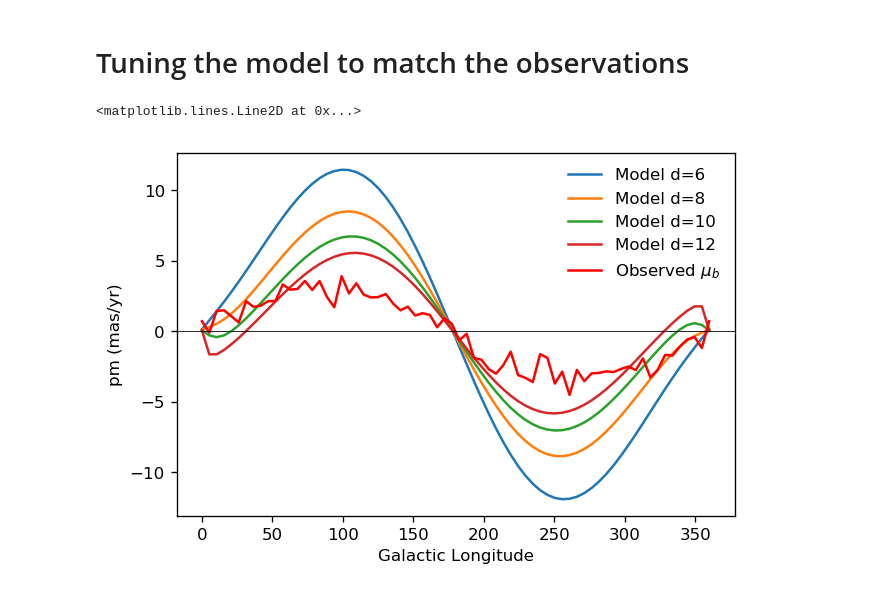
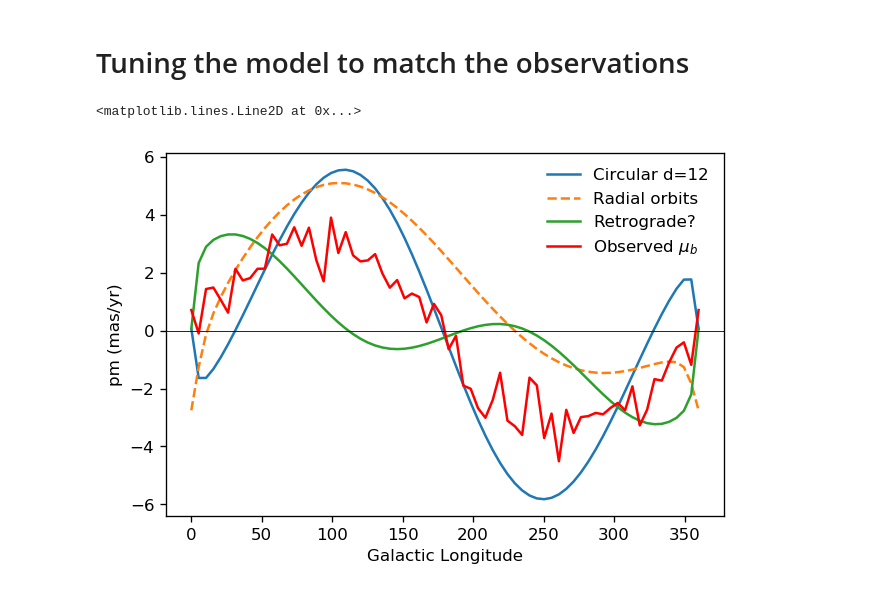
Before and after one commit to ctslater/gaia_experiments, a Jupyter notebook: model_mu_b.ipynb, the cells around one changed output. Drawn from its saved outputs; the diff is of its cells as text; code cells hidden in the pictures.

Commit message:
Add fake anisotropy to mu_b model.

```diff
--- a/model_mu_b.ipynb
+++ b/model_mu_b.ipynb
@@ -147,7 +147,7 @@ hp.mollview(map_mean_b,
 Tuning the model to match the observations
 =======
 # %%
-def model_pm_b(slice_longitudes, slice_latitudes, dist=10.0, circular_vel=210.0):
+def model_pm_b(slice_longitudes, slice_latitudes, dist=10.0, circular_vel=210.0, radial_vel=0.0):
     coords = astropy.coordinates.SkyCoord(slice_longitudes*u.deg,
                                           slice_latitudes*u.deg,
                                            dist*u.kpc, frame='galactic')
@@ -156,30 +156,45 @@ def model_pm_b(slice_longitudes, slice_latitudes, dist=10.0, circular_vel=210.0)
     vertical_vel = 0.0
 
     gc_coord = Galactocentric(x=coords.galactocentric.x, y=coords.galactocentric.y, z=coords.galactocentric.z,
-                              v_x = circular_vel * np.sin(galactocentric_angle) * u.km/u.s,
-                              v_y = circular_vel * np.cos(galactocentric_angle) * u.km/u.s,
+                              v_x = (circular_vel * np.sin(galactocentric_angle) * u.km/u.s +
+                                     radial_vel   * np.cos(galactocentric_angle) * u.km/u.s),
+                              v_y = (circular_vel * np.cos(galactocentric_angle) * u.km/u.s +
+                                     radial_vel   * np.sin(galactocentric_angle) * u.km/u.s),
                               v_z = vertical_vel * u.km/u.s)
 
     galactic_coords_w_pm = gc_coord.transform_to(Galactic)
     return coords, galactic_coords_w_pm.pm_b.to_value()
+
+# y = 8, x=0, atan=pi/2, v_x_circ = 200, v_x_y = 0
 # %%
 plt.figure(dpi=120)
 slice_longitudes = np.linspace(0, 360, 70)
 slice_latitudes = 50 + np.zeros(len(slice_longitudes))
 
-for dist in [6, 8, 10, 12]:
-    coords, model_result = model_pm_b(slice_longitudes, slice_latitudes, dist=dist, circular_vel=210.0)
-    plt.plot(single_longitudes, model_result, '-', label=r"Model d={:.0f}".format(dist))
+for dist in [12]: #[6, 8, 10, 12]:
+    coords, pro_model_result = model_pm_b(slice_longitudes, slice_latitudes, dist=dist, circular_vel=210.0)
+    plt.plot(single_longitudes, pro_model_result, '-', label=r"Circular d={:.0f}".format(dist))
+
+
+
+coords, model_result = model_pm_b(slice_longitudes, slice_latitudes, dist=dist, circular_vel=0.0, radial_vel=-210.0)
+plt.plot(single_longitudes, model_result, '--', label=r"Radial orbits".format(dist))
+
+for dist in [12]: #[6, 8, 10, 12]:
+    coords, retro_model_result = model_pm_b(slice_longitudes, slice_latitudes, dist=dist, circular_vel=-210.0)
+    plt.plot(single_longitudes, retro_model_result, '-', label=r"Retrograde?".format(dist))
+
+#plt.plot(single_longitudes, 0.5*(retro_model_result + pro_model_result), '-', label=r"50/50".format(dist))
 
 r_pix = hp.ang2pix(hp.order2nside(7),
                    coords.icrs.ra.to_value(),
                    coords.icrs.dec.to_value(),
                    nest=True, lonlat=True)
 plt.plot(single_longitudes, map_mean_b[r_pix], 'r-', label=r"Observed $\mu_b$")
 plt.xlabel("Galactic Longitude")
 plt.ylabel("pm (mas/yr)")
 plt.legend(loc=0, frameon=False)
 plt.axhline(0, color='k', lw=0.5)
 # %% [output]
 <matplotlib.lines.Line2D at 0x...>
-[figure, old version]
+[figure, new version]
```
Also changed, not shown: parts of 3 cells of this notebook.
